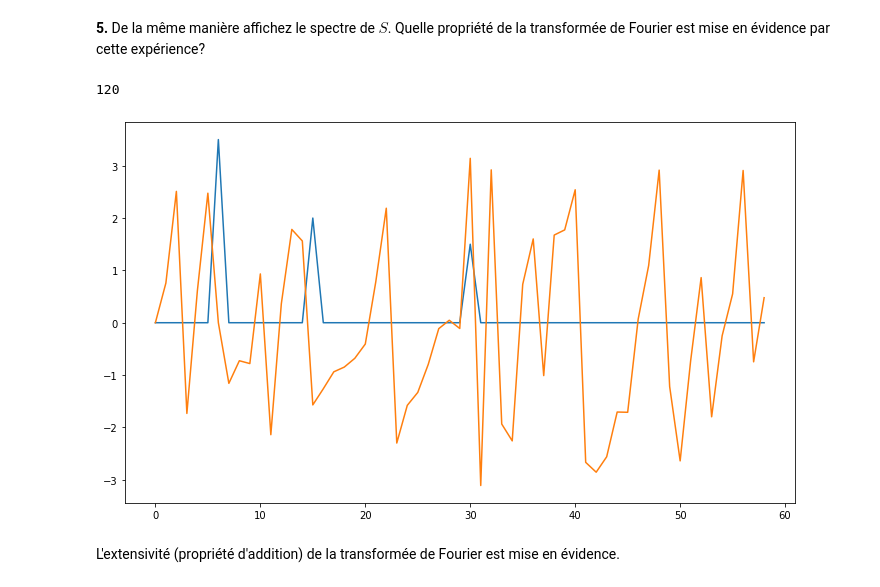
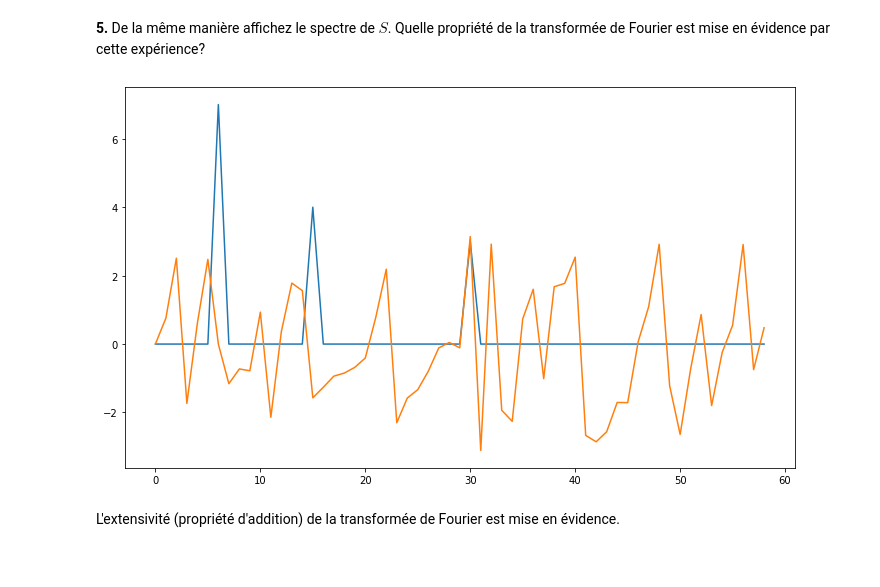
Before and after one commit to shuaisong9/Traitement_TP1, a Jupyter notebook: TP1/code/tp1_seance2.ipynb, the cells around one changed output. Saved outputs shown, nothing was run; the diff lists cells and outputs as text; code cells hidden in the pictures.

```diff
--- a/TP1/code/tp1_seance2.ipynb
+++ b/TP1/code/tp1_seance2.ipynb
@@ -50,7 +39,8 @@ Ces signaux sont échantillonés à la fréquence $F_e = 120 \text{ Hz}$ pour $0
 # Attention! np.linspace(0, 1, Fe) ne donne pas une fréquence d'échantillonage de 1/Fe mais de 1/(Fe-1).
 # Utilisez plutôt np.arange.
 # %%
-t = np.arange(0, 1, 1/120)
+freq = 120
+t = np.arange(0, 1, 1/freq)
 
 y1 = 7*np.cos(2*np.pi*6*t)
 y2 = 4*np.cos(2*np.pi*15*t + 3*np.pi/2)
@@ -66,4 +56,5 @@ ax.legend(['y1', 'y2', 'y3'])
 ax.set_title('Signaux sinusoidales')
 ax.set_xlabel('Temps (s)')
 ax.set_ylabel('Amplitude')
+fig.show()
 # %% [output]
@@ -184,26 +153,22 @@ plt.show()
 **5.** De la même manière affichez le spectre de $S$. Quelle propriété de la transformée de Fourier est mise en évidence par cette expérience?
 # %%
 ## afficher FFT de S
-
 
 freq = np.arange(0, Fe, Fe/len(somme))
 
 fftsomme = np.fft.fft(somme)/len(somme)  # pk divise par len(y1) ??
-amplitudesomme = np.abs(fftsomme)
+amplitudesomme = np.abs(fftsomme)*2
 phasesomme = np.angle(fftsomme)
 
-#np.fft.fft()
-
-print(len(y1))
 fig, axsomme = plt.subplots()
 axsomme.plot(freq[0:59], amplitudesomme[0:59])
 axsomme.plot(freq[0:59], phasesomme[0:59])
+ax3.set_title('FFT de la somme des signaux')
+ax3.set_xlabel('Fréquence (Hz)')
+ax3.set_ylabel('Amplitude')
 plt.show()
-
-# seulement afficher 0 à 60 Hz, trim the graph
 # %% [output]
-120
-[figure, old version]
+[figure, new version]
 # %% [markdown]
 L'extensivité (propriété d'addition) de la transformée de Fourier est mise en évidence.
 # %% [markdown]
```
Also changed, not shown: parts of 6 cells of this notebook.
